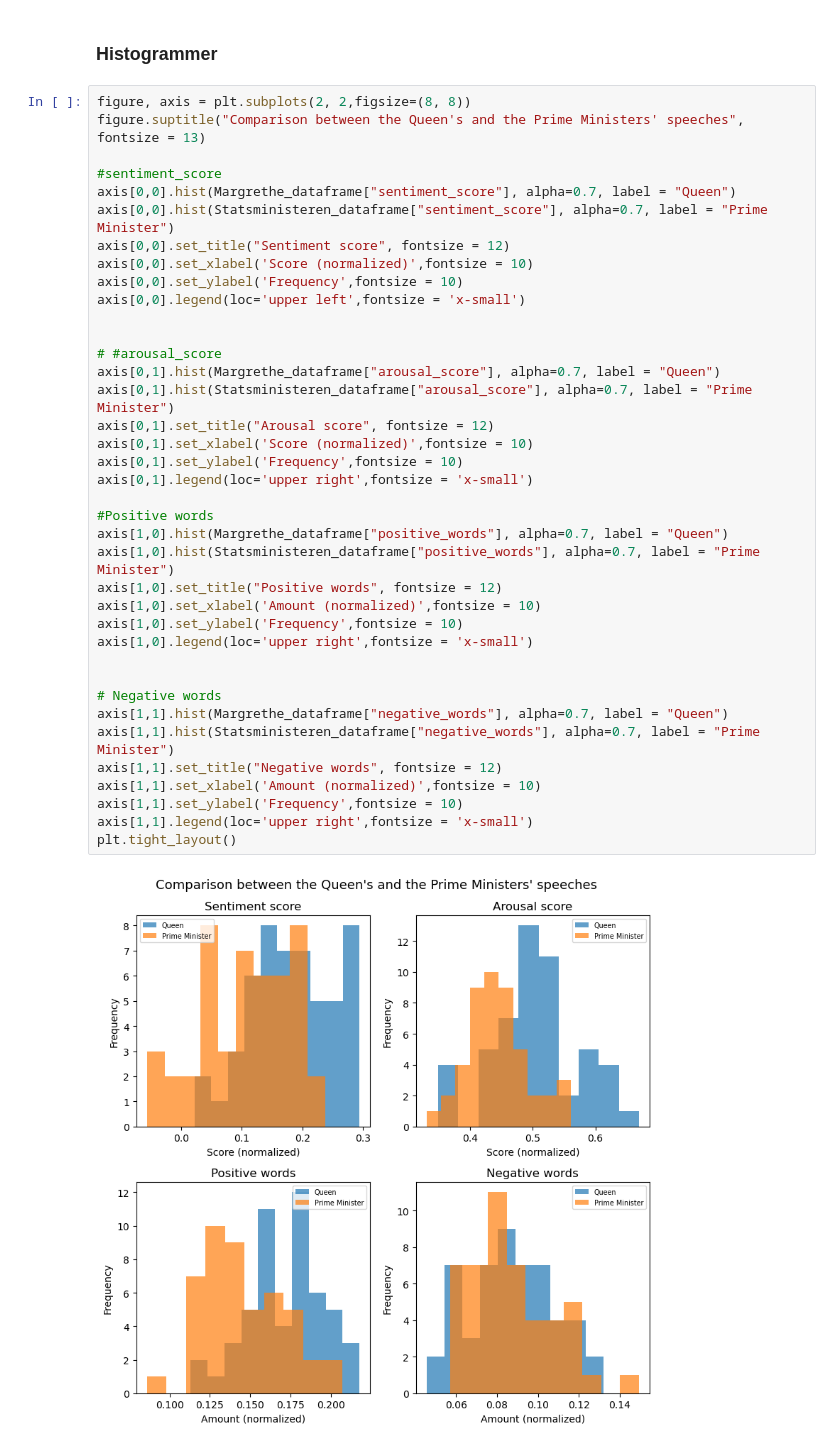
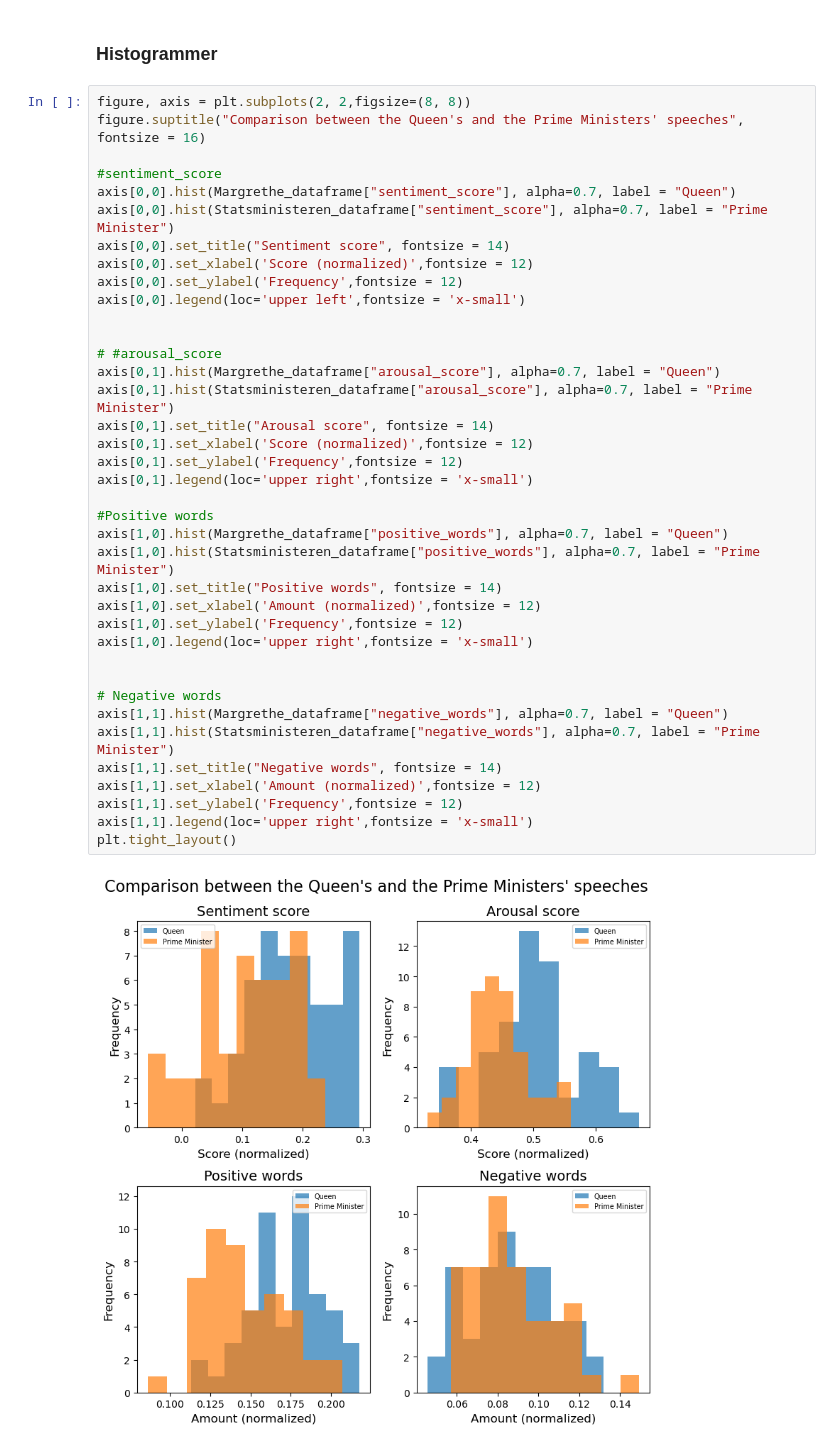
Before and after one commit to ChristianDTU/Nyt-rstaler, a Jupyter notebook: sentiment_score_and_arousal.ipynb, the cells around one changed output. Cells and saved outputs as stored; diff of their text form.

```diff
--- a/sentiment_score_and_arousal.ipynb
+++ b/sentiment_score_and_arousal.ipynb
@@ -514,41 +514,41 @@ plt.tight_layout()
 ### Histogrammer
 # %%
 figure, axis = plt.subplots(2, 2,figsize=(8, 8))
-figure.suptitle("Comparison between the Queen's and the Prime Ministers' speeches", fontsize = 13)
+figure.suptitle("Comparison between the Queen's and the Prime Ministers' speeches", fontsize = 16)
 
 #sentiment_score
 axis[0,0].hist(Margrethe_dataframe["sentiment_score"], alpha=0.7, label = "Queen")
 axis[0,0].hist(Statsministeren_dataframe["sentiment_score"], alpha=0.7, label = "Prime Minister")
-axis[0,0].set_title("Sentiment score", fontsize = 12)
-axis[0,0].set_xlabel('Score (normalized)',fontsize = 10)
-axis[0,0].set_ylabel('Frequency',fontsize = 10)
+axis[0,0].set_title("Sentiment score", fontsize = 14)
+axis[0,0].set_xlabel('Score (normalized)',fontsize = 12)
+axis[0,0].set_ylabel('Frequency',fontsize = 12)
 axis[0,0].legend(loc='upper left',fontsize = 'x-small')
 
 
 # #arousal_score
 axis[0,1].hist(Margrethe_dataframe["arousal_score"], alpha=0.7, label = "Queen")
 axis[0,1].hist(Statsministeren_dataframe["arousal_score"], alpha=0.7, label = "Prime Minister")
-axis[0,1].set_title("Arousal score", fontsize = 12)
-axis[0,1].set_xlabel('Score (normalized)',fontsize = 10)
-axis[0,1].set_ylabel('Frequency',fontsize = 10)
+axis[0,1].set_title("Arousal score", fontsize = 14)
+axis[0,1].set_xlabel('Score (normalized)',fontsize = 12)
+axis[0,1].set_ylabel('Frequency',fontsize = 12)
 axis[0,1].legend(loc='upper right',fontsize = 'x-small')
 
 #Positive words
 axis[1,0].hist(Margrethe_dataframe["positive_words"], alpha=0.7, label = "Queen")
 axis[1,0].hist(Statsministeren_dataframe["positive_words"], alpha=0.7, label = "Prime Minister")
-axis[1,0].set_title("Positive words", fontsize = 12)
-axis[1,0].set_xlabel('Amount (normalized)',fontsize = 10)
-axis[1,0].set_ylabel('Frequency',fontsize = 10)
+axis[1,0].set_title("Positive words", fontsize = 14)
+axis[1,0].set_xlabel('Amount (normalized)',fontsize = 12)
+axis[1,0].set_ylabel('Frequency',fontsize = 12)
 axis[1,0].legend(loc='upper right',fontsize = 'x-small')
 
 
 # Negative words
 axis[1,1].hist(Margrethe_dataframe["negative_words"], alpha=0.7, label = "Queen")
 axis[1,1].hist(Statsministeren_dataframe["negative_words"], alpha=0.7, label = "Prime Minister")
-axis[1,1].set_title("Negative words", fontsize = 12)
-axis[1,1].set_xlabel('Amount (normalized)',fontsize = 10)
-axis[1,1].set_ylabel('Frequency',fontsize = 10)
+axis[1,1].set_title("Negative words", fontsize = 14)
+axis[1,1].set_xlabel('Amount (normalized)',fontsize = 12)
+axis[1,1].set_ylabel('Frequency',fontsize = 12)
 axis[1,1].legend(loc='upper right',fontsize = 'x-small')
 plt.tight_layout()
 # %% [output]
-[figure, old version]
+[figure, new version]
```
Also changed, not shown: parts of 1 cell of this notebook, 2 other files.
